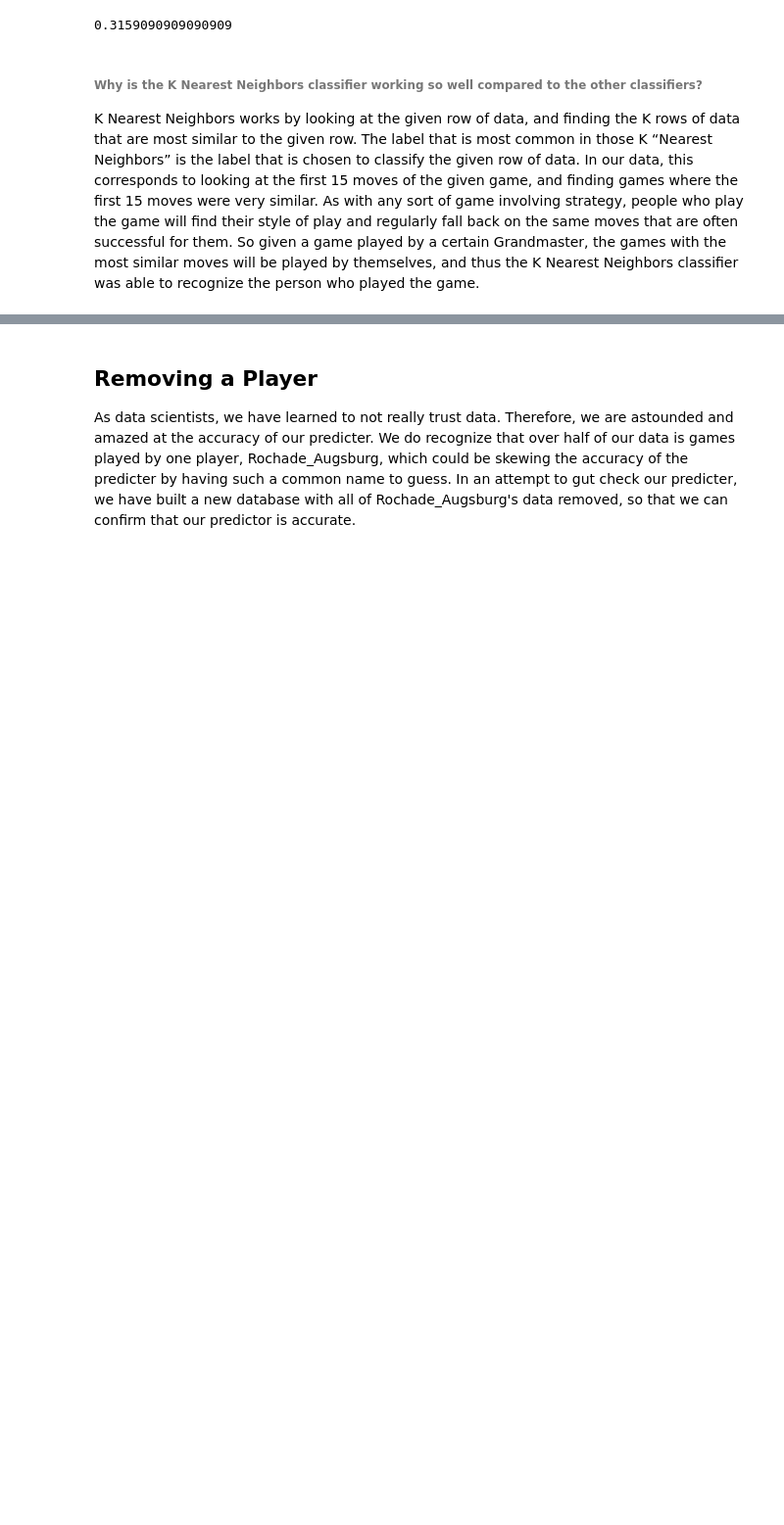
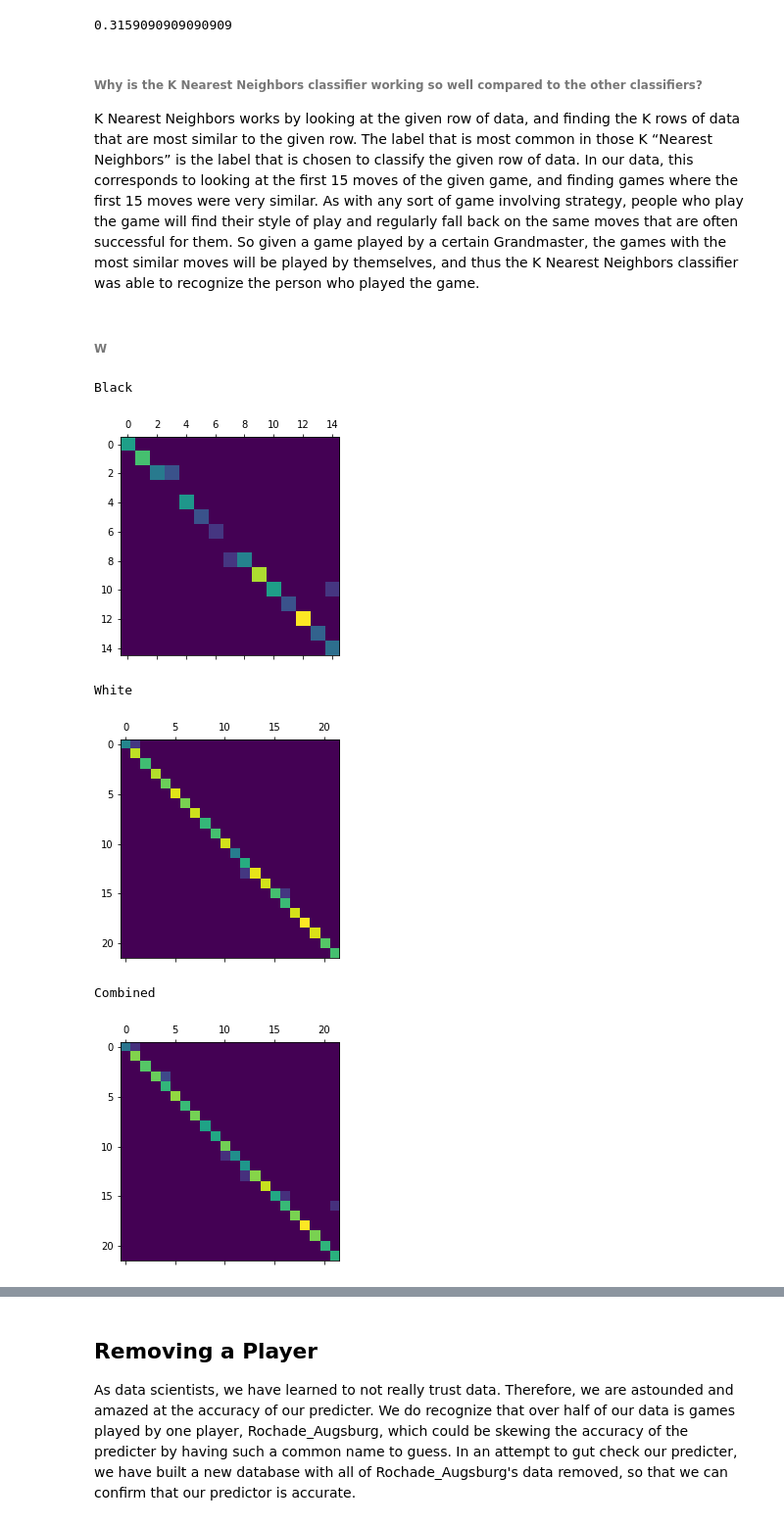
Before and after one commit to rhowel33/Math402Project, a Jupyter notebook: PredictGM_(Draft).ipynb, the cells around one changed output, grey strips where cells are left out. Shown at 98% size. Drawn from its saved outputs; the diff is of its cells as text; code cells hidden in the pictures; blank space fills up the shorter version.

```diff
--- a/PredictGM_(Draft).ipynb
+++ b/PredictGM_(Draft).ipynb
@@ -272,3 +275,5 @@ GaussianNB().fit(xtrain1,ytrain1).score(xtest1,ytest1)
 # %% [markdown]
 ###### Why is the K Nearest Neighbors classifier working so well compared to the other classifiers?
 K Nearest Neighbors works by looking at the given row of data, and finding the K rows of data that are most similar to the given row. The label that is most common in those K “Nearest Neighbors” is the label that is chosen to classify the given row of data. In our data, this corresponds to looking at the first 15 moves of the given game, and finding games where the first 15 moves were very similar. As with any sort of game involving strategy, people who play the game will find their style of play and regularly fall back on the same moves that are often successful for them. So given a game played by a certain Grandmaster, the games with the most similar moves will be played by themselves, and thus the K Nearest Neighbors classifier was able to recognize the person who played the game.
+# %% [markdown]
+###### W
@@ -274,0 +341,17 @@ K Nearest Neighbors works by looking at the given row of data, and finding the K
+# %%
+print("Black")
+plt.matshow(np.log(black_matrix + 1))
+plt.show()
+print("White")
+plt.matshow(np.log(white_matrix + 1))
+plt.show()
+print("Combined")
+plt.matshow(np.log(matrix + 1))
+plt.show()
+# %% [output]
+Black
+[figure, added]
+White
+[figure, added]
+Combined
+[figure, added]
```
Also changed, not shown: parts of 11 cells of this notebook, 3 other files.
